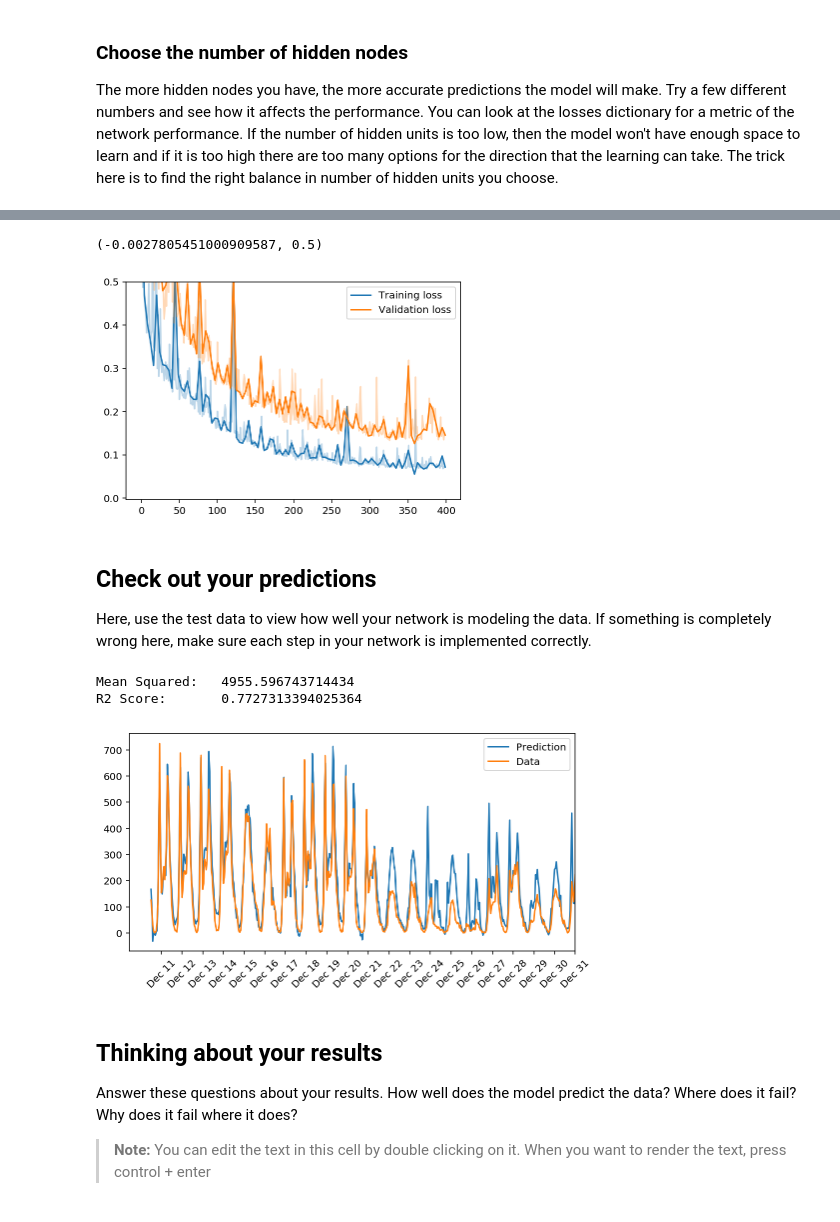
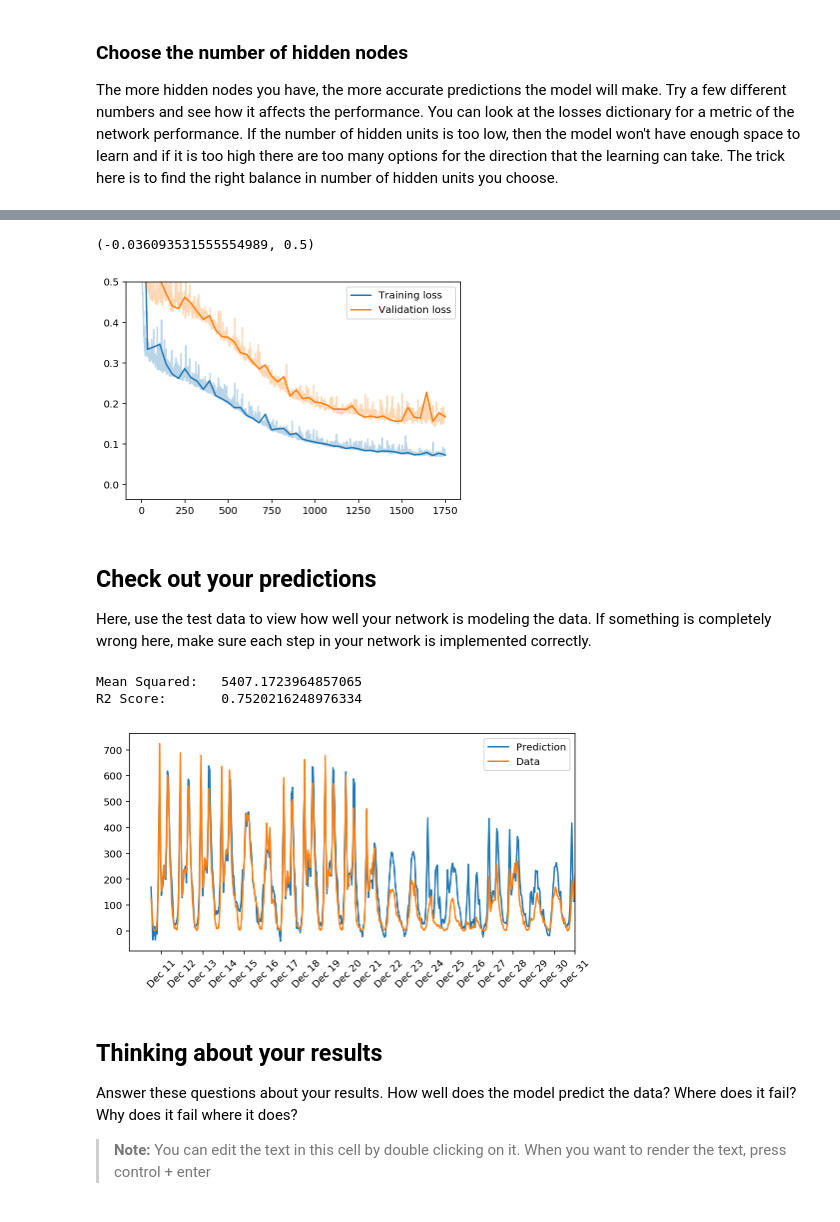
Before and after one commit to skycoop/nd101-project-1, a Jupyter notebook: dlnd-your-first-neural-network.ipynb, the cells around one changed output, grey strips where cells are left out. Drawn from its saved outputs; the diff is of its cells as text; code cells hidden in the pictures.

```diff
--- a/dlnd-your-first-neural-network.ipynb
+++ b/dlnd-your-first-neural-network.ipynb
@@ -197,8 +197,8 @@ The more hidden nodes you have, the more accurate predictions the model will mak
 import sys
 
 ### Set the hyperparameters here ###
-epochs = 400
-learning_rate = 0.1
+epochs = 1750
+learning_rate = 0.01
 hidden_nodes = 20
 output_nodes = 1
 
@@ -229,19 +229,19 @@ DONE!!! Training loss: 0.071 ... Validation loss: 0.145
 # %%
-spline_n = 100
+spline_n = 50
 x = range(epochs)
 xnew = np.linspace(0, x[-1], spline_n)
 
 plt.plot(xnew, spline(x, losses['train'], xnew), 'C0-', label='Training loss')
 plt.plot(x, losses['train'], 'C0-', alpha=0.3)
 
 plt.plot(xnew, spline(x, losses['validation'], xnew), 'C1-', label='Validation loss')
 plt.plot(x, losses['validation'], 'C1-', alpha=0.3)
 
 plt.legend()
 plt.ylim(ymax=0.5)
 # %% [output]
-(-0.0027805451000909587, 0.5)
+(-0.036093531555554989, 0.5)
-[figure, old version]
+[figure, new version]
 # %% [markdown]
 ## Check out your predictions
 
@@ -265,9 +265,9 @@ _ = ax.set_xticklabels(dates[12::24], rotation=45)
 print(f"Mean Squared:\t{mean_squared_error((test_targets['cnt']*std + mean).values, predictions[0])}")
 print(f"R2 Score:\t{r2_score((test_targets['cnt']*std + mean).values, predictions[0])}")
 # %% [output]
-Mean Squared:   4955.596743714434
-R2 Score:       0.7727313394025364
+Mean Squared:   5407.1723964857065
+R2 Score:       0.7520216248976334
-[figure, old version]
+[figure, new version]
 # %% [markdown]
 ## Thinking about your results
 
```
Also changed, not shown: parts of 2 cells of this notebook, 1 other file.
